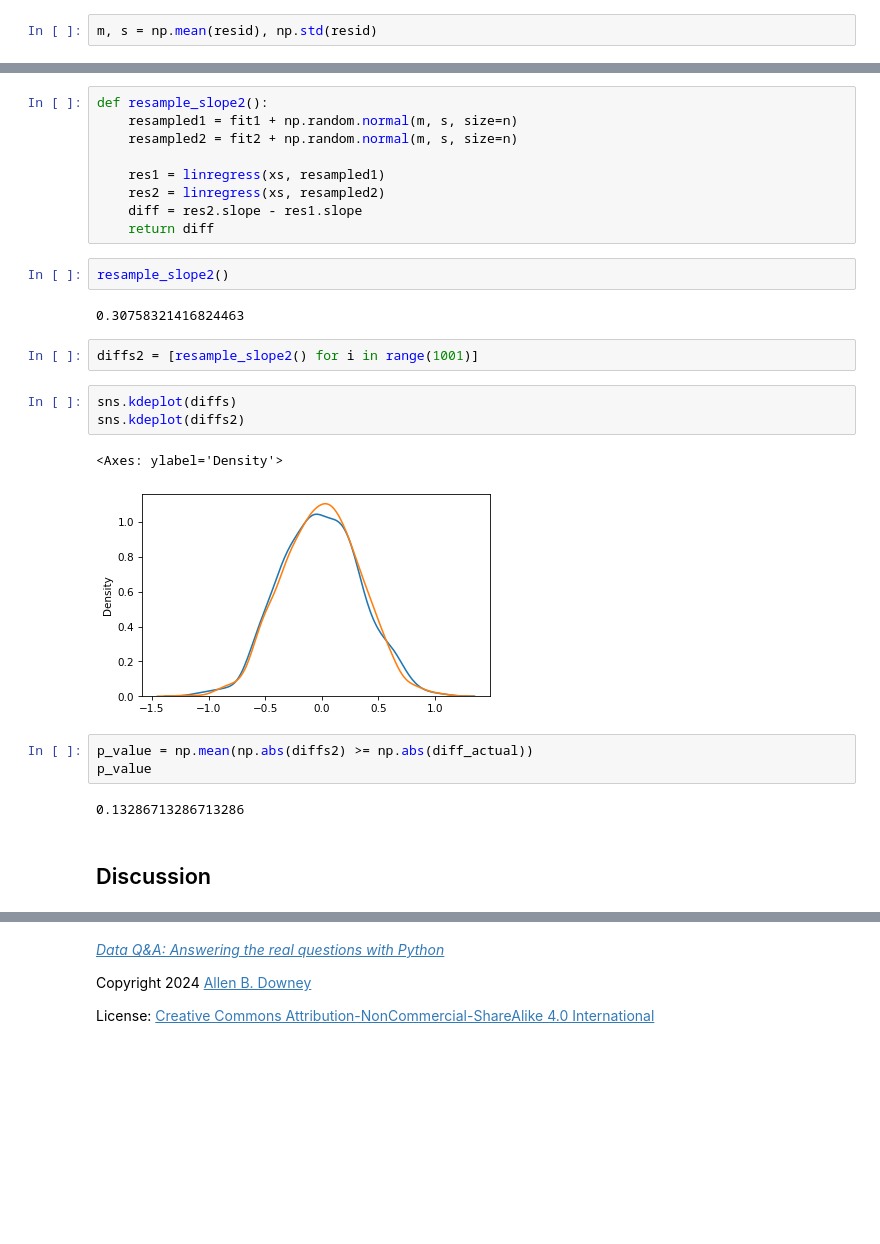
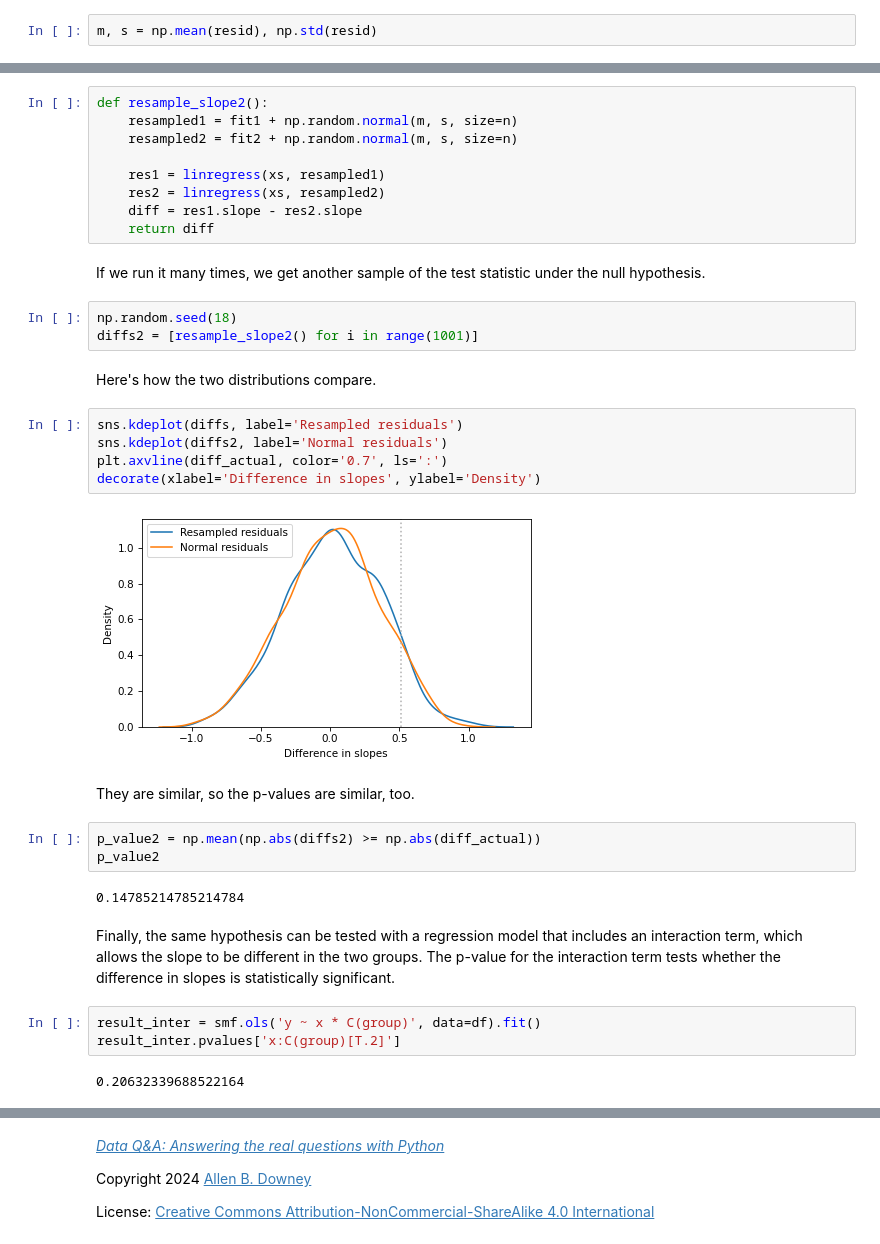
Before and after one commit to AllenDowney/DataQnA, a Jupyter notebook: nb/diff_slope.ipynb, the cells around one changed output, grey strips where cells are left out. Cells and saved outputs as stored; diff of their text form; blank space fills up the shorter version.

```diff
--- a/nb/diff_slope.ipynb
+++ b/nb/diff_slope.ipynb
@@ -264,24 +272,34 @@ def resample_slope2():
 
     res1 = linregress(xs, resampled1)
     res2 = linregress(xs, resampled2)
-    diff = res2.slope - res1.slope
+    diff = res1.slope - res2.slope
     return diff
-# %%
-resample_slope2()
-# %% [output]
-0.30758321416824463
+# %% [markdown]
+If we run it many times, we get another sample of the test statistic under the null hypothesis.
 # %%
+np.random.seed(18)
 diffs2 = [resample_slope2() for i in range(1001)]
-# %%
-sns.kdeplot(diffs)
-sns.kdeplot(diffs2)
-# %% [output]
-<Axes: ylabel='Density'>
-[figure, removed]
+# %% [markdown]
+Here's how the two distributions compare.
+# %%
+sns.kdeplot(diffs, label='Resampled residuals')
+sns.kdeplot(diffs2, label='Normal residuals')
+plt.axvline(diff_actual, color='0.7', ls=':')
+decorate(xlabel='Difference in slopes', ylabel='Density')
+# %% [output]
+[figure, added]
+# %% [markdown]
+They are similar, so the p-values are similar, too.
 # %%
-p_value = np.mean(np.abs(diffs2) >= np.abs(diff_actual))
-p_value
+p_value2 = np.mean(np.abs(diffs2) >= np.abs(diff_actual))
+p_value2
 # %% [output]
-0.13286713286713286
+0.14785214785214784
-# %% [markdown]
-## Discussion
+# %% [markdown]
+Finally, the same hypothesis can be tested with a regression model that includes an interaction term, which allows the slope to be different in the two groups.
+The p-value for the interaction term tests whether the difference in slopes is statistically significant.
+# %%
+result_inter = smf.ols('y ~ x * C(group)', data=df).fit()
+result_inter.pvalues['x:C(group)[T.2]']
+# %% [output]
+0.20632339688522164
```
Also changed, not shown: parts of 14 cells of this notebook, 2 other files.
